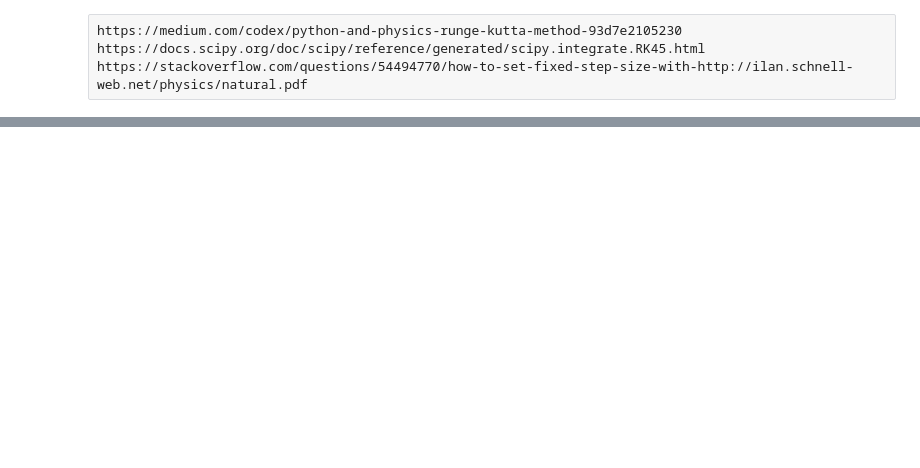
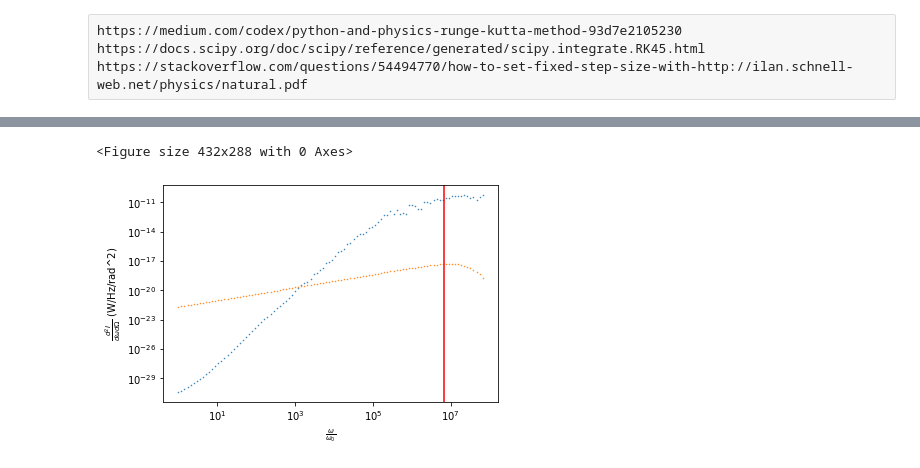
Before and after one commit to jvonk/CRES, a Jupyter notebook: Particle Motion.ipynb, the cells around one changed output, grey strips where cells are left out. Drawn from its saved outputs; the diff is of its cells as text; code cells hidden in the pictures; blank space fills up the shorter version.

```diff
--- a/Particle Motion.ipynb
+++ b/Particle Motion.ipynb
@@ -147,0 +26,15 @@ T_generated = np.vectorize(contravariant_stress_energy, signature="(4,4)->(4,4)"
+# %%
+E_0 = fr("V/m", np.array([0, 0, 0]))
+E_x = np.vectorize(lambda x: E_0, signature="(4)->(3)")
+B_0 = fr("T", np.array([10, 0, 0]))
+B_x = np.vectorize(lambda x: B_0, signature="(4)->(3)")
+tau_span = (0, fr("us", 0.001))
+p0 = fr("MeV", np.array([0, 100, 100, 0])/np.sqrt(2))
+p0[0] = gamma_p(p0)*m
+u0 = p0/m
+x0 = fr("m", np.array([0, 0, 0, 0]))
+u_atol = fr("m/s", 10000)
+x_atol = fr("m", 1e-6)
+atol = np.array([u_atol, u_atol, u_atol, u_atol, x_atol, x_atol, x_atol, x_atol])
+rtol = 1e-6
+time_unit = "us"
@@ -147,0 +51,2 @@ T_generated = np.vectorize(contravariant_stress_energy, signature="(4,4)->(4,4)"
+# %%
+sim = load_simulation("solution-noreaction.pkl")
@@ -147,0 +77,33 @@ T_generated = np.vectorize(contravariant_stress_energy, signature="(4,4)->(4,4)"
+# %%
+import analysis
+import simulation
+import graphing
+reload(analysis)
+reload(simulation)
+reload(graphing)
+from analysis import *
+from simulation import *
+from graphing import *
+# %% [output]
+<Figure size 432x288 with 0 Axes>
+# %%
+theta = 0
+obs_tau = np.vectorize(lambda tau: np.concatenate([[c*tau], fr("m", np.array([0, 0, 0]))]), signature="()->(4)")
+omega_0 = -e*sim.B_x(sim.x0)[0]/sim.u0[0]/m
+time_step = omega_0 * sim.options["max_step"]
+max_freq = np.pi*1e3/time_step
+ratio = np.linspace(0, np.log10(max_freq)+1, 100)
+ratio = np.power(10, ratio)
+dIdodO = spectral_intensity(sim, obs_tau, T=1e-3)(ratio * omega_0, theta)
+ax = plot(dIdodO, "$\\frac{d^2 I}{d \\omega d \\Omega}$", "W/Hz/rad^2", ratio, "$\\frac{\\omega}{\\omega_0}$", None, fig=plt.figure())
+plt.xscale("log")
+plt.yscale("log")
+gamma = gamma_u(sim.u0)
+rho = c*np.sqrt(1 - gamma**-2)/omega_0
+analytic_dIdodO = analytic_spectral_intensity(ratio * omega_0, theta, gamma, rho)
+plot(analytic_dIdodO, "$\\frac{d^2 I}{d \\omega d \\Omega}$", "W/Hz/rad^2", ratio, "$\\frac{\\omega}{\\omega_0}$", ax=ax)
+plt.axvline(max_freq, color="red")
+plt.xscale("log")
+plt.yscale("log")
+# %% [output]
+[figure, added]
```
Also changed, not shown: parts of 60 cells of this notebook, 11 other files.
